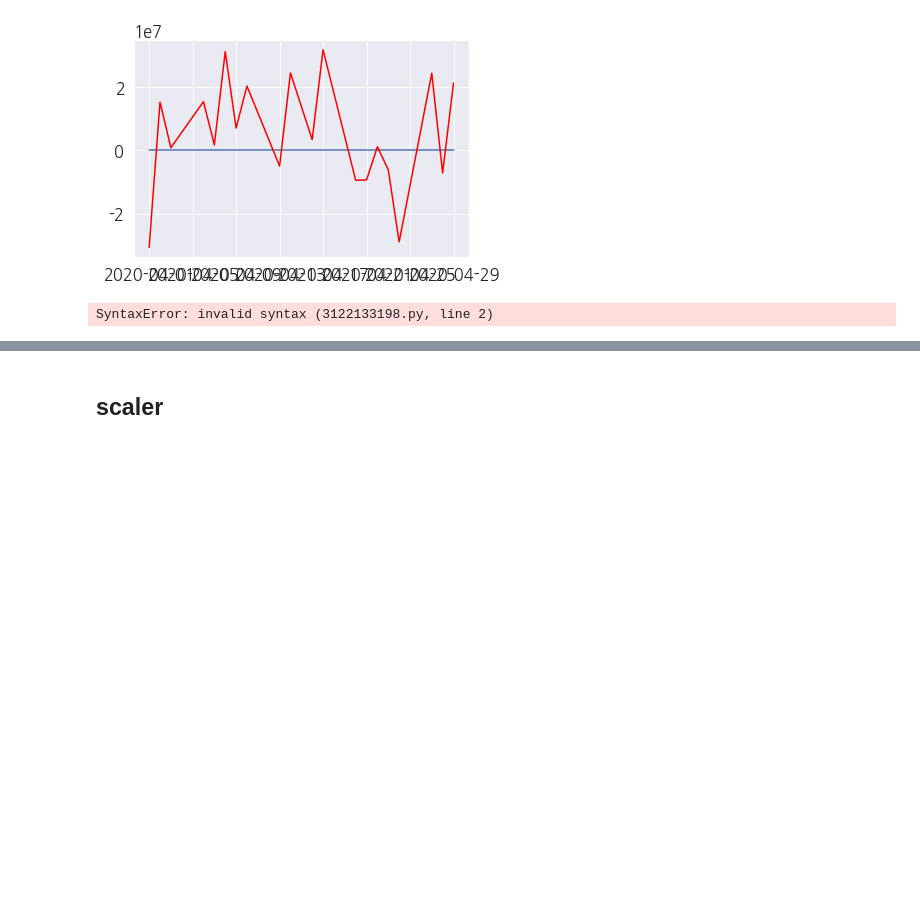
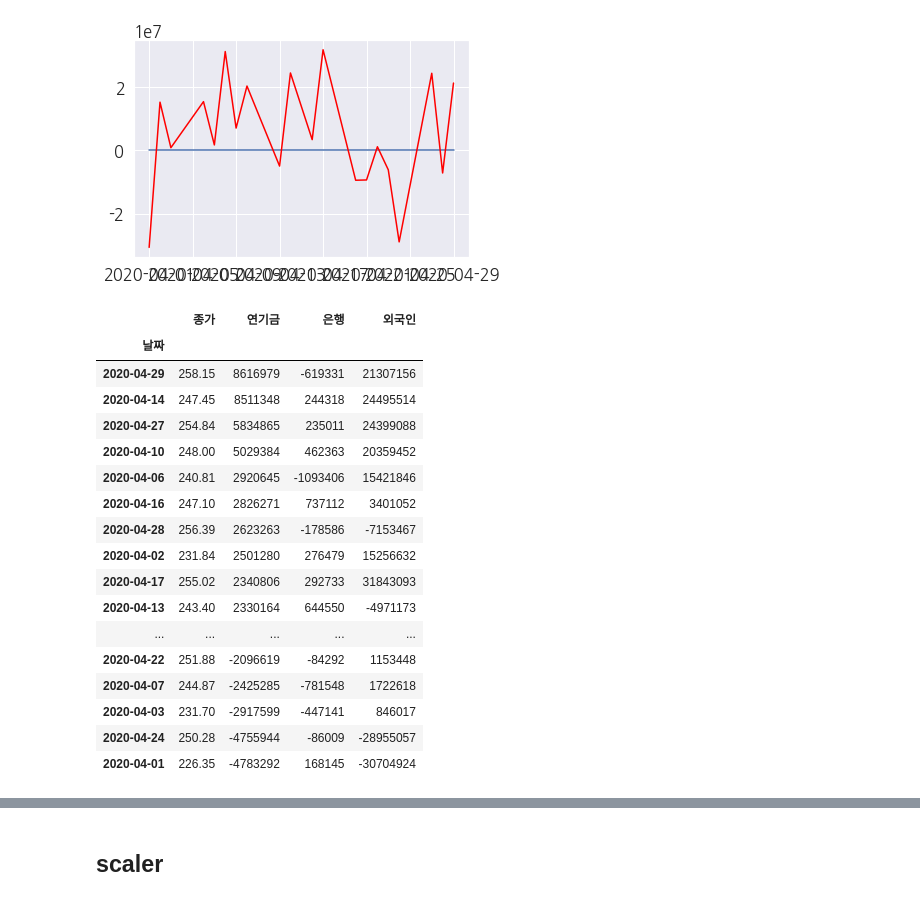
Before and after one commit to 8robbieboy8/GITHUB_TEST, a Jupyter notebook: 튜터링/pandas_study(튜터링)4.ipynb, the cells around one changed output, grey strips where cells are left out. Cells and saved outputs as stored; diff of their text form; code cells hidden in the pictures; blank space fills up the shorter version.

```diff
--- a/튜터링/pandas_study(튜터링)4.ipynb
+++ b/튜터링/pandas_study(튜터링)4.ipynb
@@ -1900,8 +1902,25 @@ plt.show()
 [figure]
 # %%
 # 연기금 칼럼 기준으로 내림차순 정렬하기
-df_last.sort_values['연기금', ascending = False]
+df_last.sort_values(['연기금'], ascending = False)
 # %% [output]
-SyntaxError: invalid syntax (3122133198.py, line 2)
+|  | 종가 | 연기금 | 은행 | 외국인 |
+| 날짜 |  |  |  |  |
+| 2020-04-29 | 258.15 | 8616979 | -619331 | 21307156 |
+| 2020-04-14 | 247.45 | 8511348 | 244318 | 24495514 |
+| 2020-04-27 | 254.84 | 5834865 | 235011 | 24399088 |
+| 2020-04-10 | 248.00 | 5029384 | 462363 | 20359452 |
+| 2020-04-06 | 240.81 | 2920645 | -1093406 | 15421846 |
+| 2020-04-16 | 247.10 | 2826271 | 737112 | 3401052 |
+| 2020-04-28 | 256.39 | 2623263 | -178586 | -7153467 |
+| 2020-04-02 | 231.84 | 2501280 | 276479 | 15256632 |
+| 2020-04-17 | 255.02 | 2340806 | 292733 | 31843093 |
+| 2020-04-13 | 243.40 | 2330164 | 644550 | -4971173 |
+| ... | ... | ... | ... | ... |
+| 2020-04-22 | 251.88 | -2096619 | -84292 | 1153448 |
+| 2020-04-07 | 244.87 | -2425285 | -781548 | 1722618 |
+| 2020-04-03 | 231.70 | -2917599 | -447141 | 846017 |
+| 2020-04-24 | 250.28 | -4755944 | -86009 | -28955057 |
+| 2020-04-01 | 226.35 | -4783292 | 168145 | -30704924 |
 # %%
 # 정보 보기
```
Also changed, not shown: parts of 4 cells of this notebook, 13 other files.
